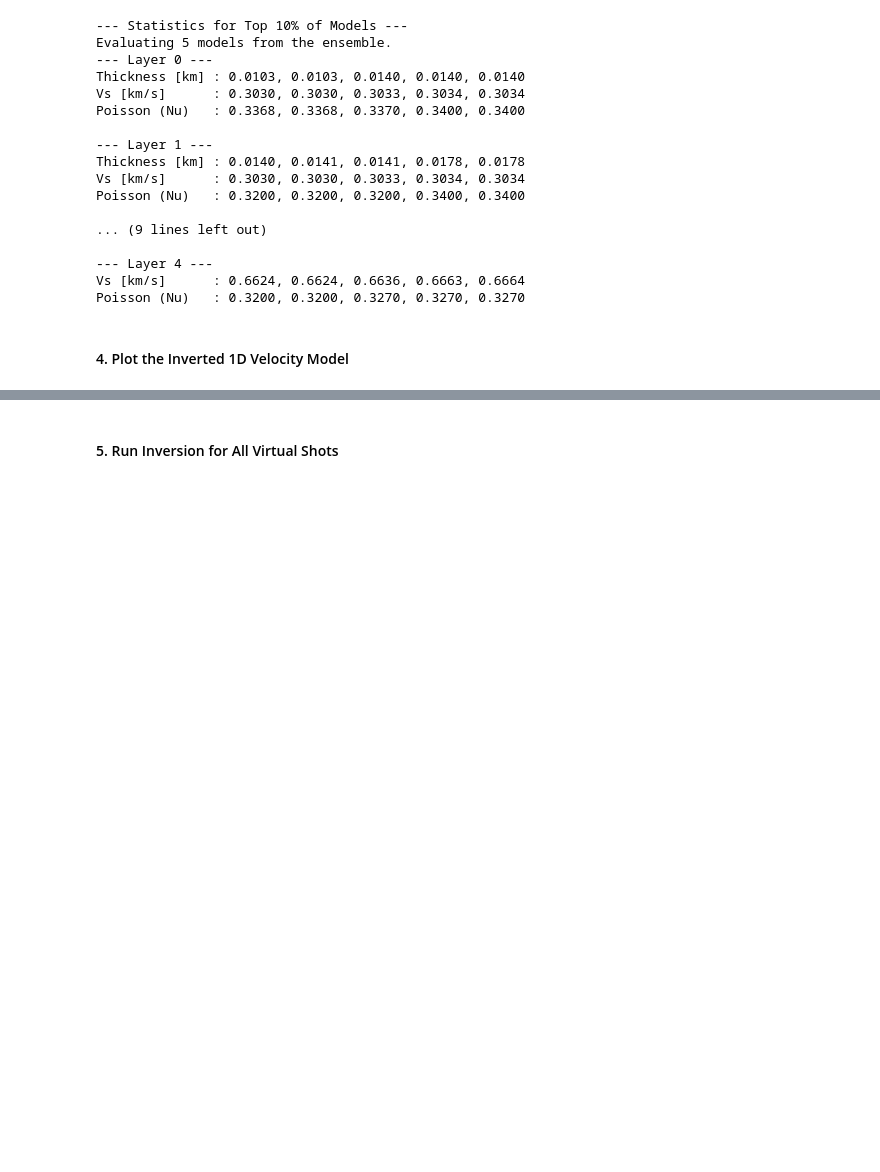
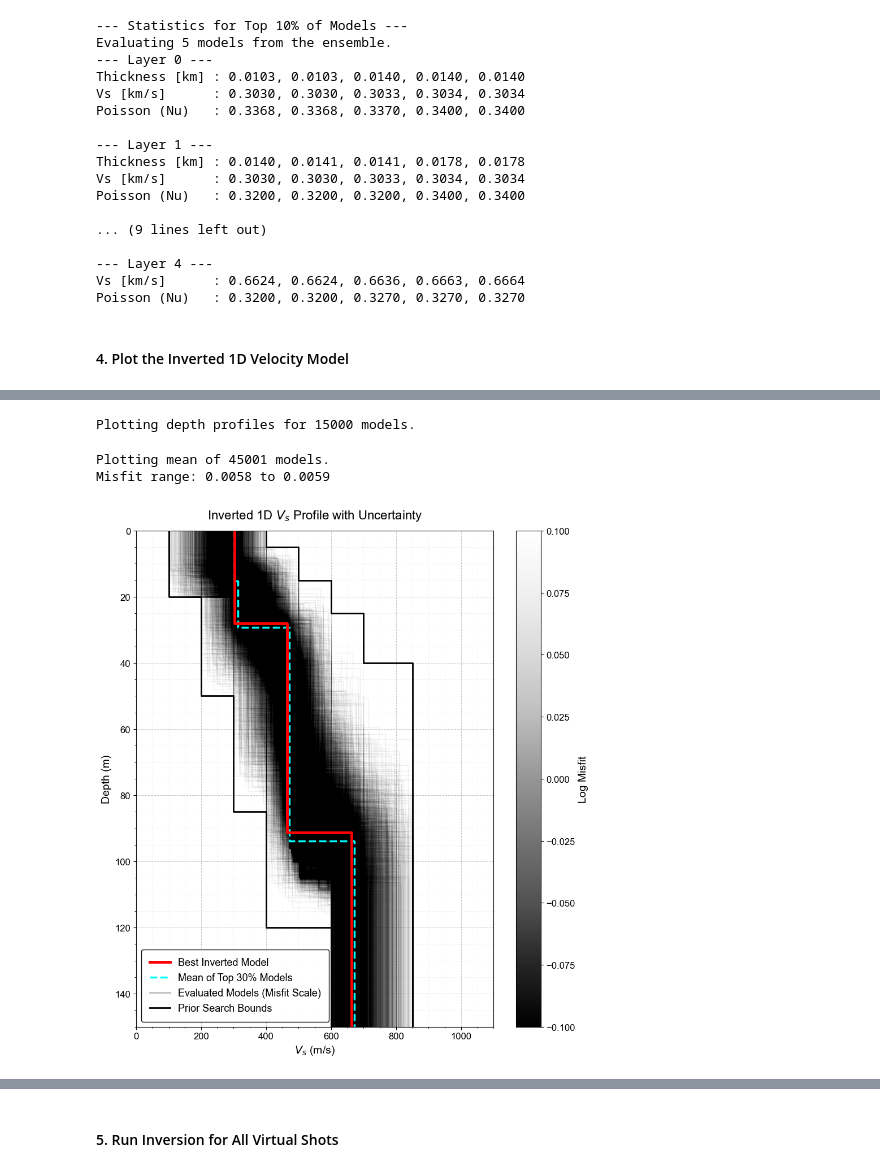
Before and after one commit to Benz-Poobua/das_ani, a Jupyter notebook: notebooks/inversion.ipynb, the cells around one changed output, grey strips where cells are left out. Drawn from its saved outputs; the diff is of its cells as text; code cells hidden in the pictures; blank space fills up the shorter version.

```diff
--- a/notebooks/inversion.ipynb
+++ b/notebooks/inversion.ipynb
@@ -300,3 +242,71 @@ Plotting depth profiles for 15001 models.
+# %%
+# 1. Make the figure taller and wider
+fig, ax = plt.subplots(figsize=(9, 10))
+
+# 2. Add major AND minor grids for easier depth/velocity reading
+ax.grid(True, which='major', linestyle='--', linewidth=0.7, alpha=0.7)
+ax.grid(True, which='minor', linestyle=':', linewidth=0.5, alpha=0.4)
+ax.minorticks_on()
+
+# A. Plot the Search Boundaries (Prior) - Black solid lines
+plot_model_range(
+    model,
+    plot_args={"color": "black", "linestyle": "-", "linewidth": 2},
+    ax=ax
+)
+
+# B. Plot ALL Models (Ensemble) - Thin, transparent, grayscale colorbar
+# Using Greys_r so lower misfit (better models) are darker.
+plot_model(
+    res, parameter="vs", show="percentage", percent=100, stride=10, zmax=150,
+    cmap_on=True, plot_args={"cmap": "Greys_r", "alpha": 0.05, "linewidth": 1}, ax=ax
+)
+
+# C. Plot the Mean of the Top 30% Models - Dashed blue line
+plot_model(
+    res, parameter="vs", show="mean", percent=30, zmax=150,
+    plot_args={"color": "cyan", "linewidth": 2.5, "linestyle": "--"}, ax=ax
+)
+
+# D. Plot the Single Best Model on top - Bold red line
+plot_model(
+    res, parameter="vs", show="best", zmax=150,
+    plot_args={"color": "red", "linewidth": 3.5, "linestyle": "-"}, ax=ax
+)
+
+# 3. Enhanced Typography
+ax.set_title("Inverted 1D $V_s$ Profile with Uncertainty", pad=15)
+ax.set_xlabel("$V_s$ (m/s)")
+ax.set_ylabel("Depth (m)")
+ax.tick_params(axis='both', which='major')
+
+# Optional: Add a bit of padding to the x-axis so the bounds don't touch the frame
+ax.set_xlim([0, 1100])
+
+# 4. Create a Custom Legend
+legend_elements = [
+    Line2D([0], [0], color='red', lw=3.5, linestyle='-', label='Best Inverted Model'),
+    Line2D([0], [0], color='cyan', lw=2.5, linestyle='--', label='Mean of Top 30% Models'),
+    Line2D([0], [0], color='gray', lw=2, alpha=0.5, label='Evaluated Models (Misfit Scale)'),
+    Line2D([0], [0], color='black', lw=2, linestyle='-', label='Prior Search Bounds')
+]
+
+ax.legend(
+    handles=legend_elements,
+    loc='lower left',
+    fontsize=13,
+    framealpha=0.95,
+    edgecolor='black',
+    borderpad=0.8
+)
+
+plt.tight_layout()
+plt.show()
+# %% [output]
+Plotting depth profiles for 15000 models.
+Plotting mean of 45001 models.
+Misfit range: 0.0058 to 0.0059
+[figure, added]
 # %%
 fig, ax = plt.subplots(figsize=(9, 5))
 
```
Also changed, not shown: parts of 9 cells of this notebook, 3 other files.
